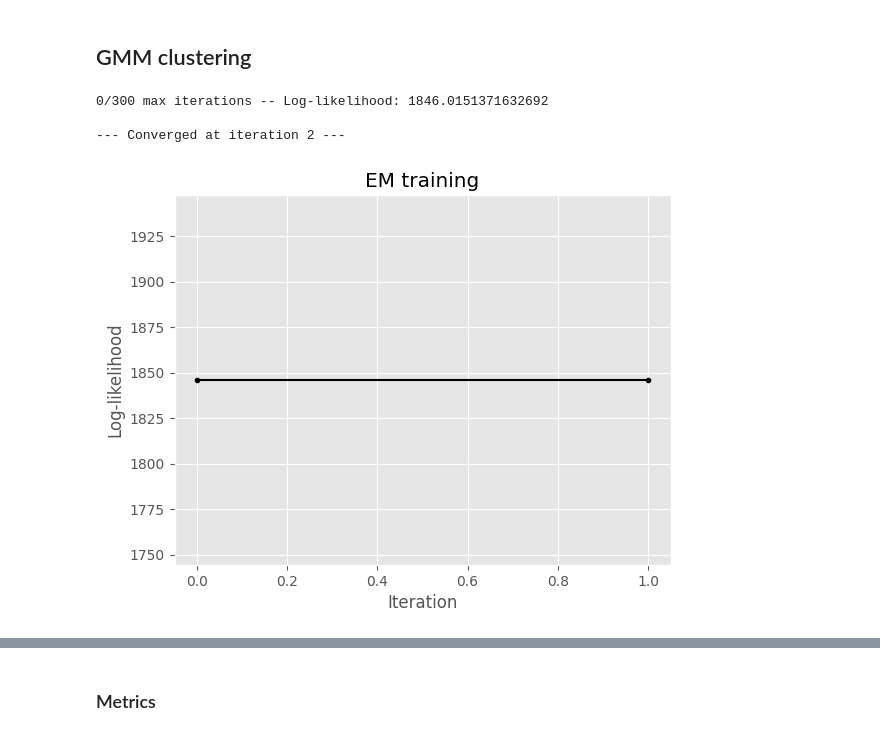
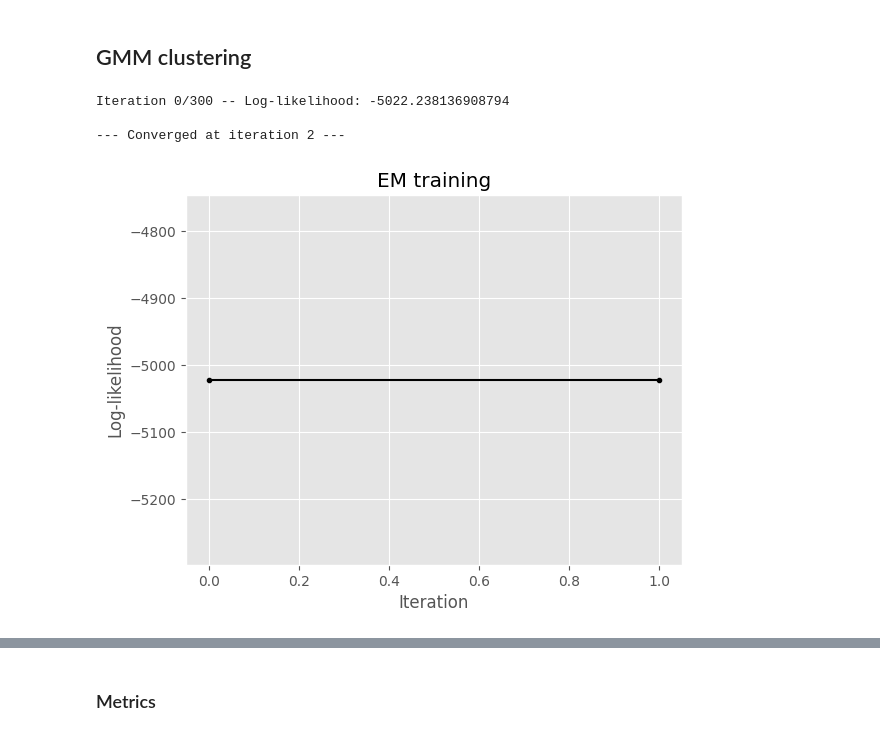
Before and after one commit to kir0ul/BayesClustering, a Jupyter notebook: GMM-semi-supervised.ipynb, the cells around one changed output, grey strips where cells are left out. Saved outputs shown, nothing was run; the diff lists cells and outputs as text; code cells hidden in the pictures.

```diff
--- a/GMM-semi-supervised.ipynb
+++ b/GMM-semi-supervised.ipynb
@@ -35,7 +35,7 @@ Using LASA DataSet from /home/kir0ul/Projects/BayesDistanceClustering/.direnv/py
 seed = 42
 seq_length = 1000
 rng = np.random.default_rng(seed)
-window_size = 10
+window_size = 30
 window_step = 5
 # %%
 # max_iter = 300
@@ -281,0 +270,37 @@ X.shape, Y
+# %%
+def select_supervised_data(total_sample_size, labels_gt, K_components, U):
+    unique_labels = np.unique(labels_gt)
+    label_sample_size = int(np.round(total_sample_size / len(unique_labels)))
+
+    # Select balanced data for each label
+    all_idx = np.arange(labels_gt.shape[0])
+    idx_superv = []
+    for label in unique_labels:
+        current_label_mask = labels_gt == label
+        current_label_idx = np.array(
+            [idx for idx in all_idx if current_label_mask[idx] == True]
+        )
+        assert len(current_label_idx) >= label_sample_size, (
+            f"Not enough data points to select {label_sample_size} samples for class {label}, only {len(current_label_idx)} found"
+        )
+        idx_superv.extend(
+            np.random.choice(current_label_idx, size=label_sample_size, replace=False)
+        )
+    idx_superv = np.array(idx_superv)
+
+    # Build the Y matrix
+    Y = np.zeros((len(idx_superv), K_components))
+    for idxi, idx_val in enumerate(idx_superv):
+        Y[idxi, int(labels_gt[int(idx_val)])] = 1
+
+    X = U[idx_superv, :]
+    return X, Y
+# %%
+supervised_sample_size = 10
+X, Y = select_supervised_data(
+    total_sample_size=supervised_sample_size,
+    labels_gt=classes_gt,
+    K_components=K_components,
+    U=feat_mat.to_numpy(),
+)
+X.shape, Y
@@ -477,22 +513,22 @@ def predict(X, pi_mixing_prior, mu, Sigma, seed=None):
     labels_pred = np.argmax(gamma_resp, axis=1)
     return gamma_resp, labels_pred
 # %%
-reg_coef = 1e-6
+reg_coef = 1e-5
 mu, Sigma, gamma_resp, clust_labels_pred, pi_mixing_prior = run_EM(
     K_components=K_components,
     U=feat_mat.to_numpy(),
-    X=X.to_numpy(),
+    X=X,
     Y=Y,
     beta=beta,
     reg_coef=reg_coef,
     seed=seed,
     allow_singular=False,
 )
 # %% [output]
-0/300 max iterations -- Log-likelihood: 1846.0151371632692
+Iteration 0/300 -- Log-likelihood: -5022.238136908794
 
 --- Converged at iteration 2 ---
-[figure, old version]
+[figure, new version]
 # %%
 mu, Sigma, gamma_resp, clust_labels_pred, pi_mixing_prior
 # %% [output]
```
Also changed, not shown: parts of 57 cells of this notebook, 1 other file.
